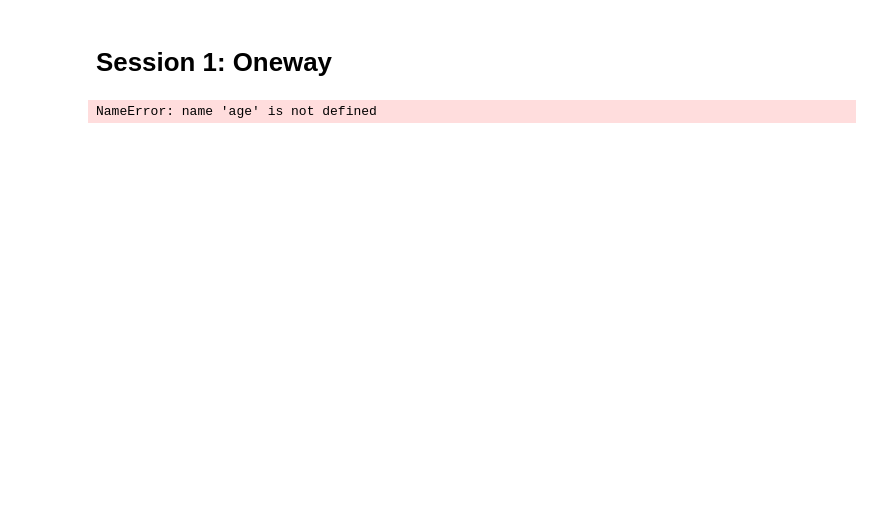
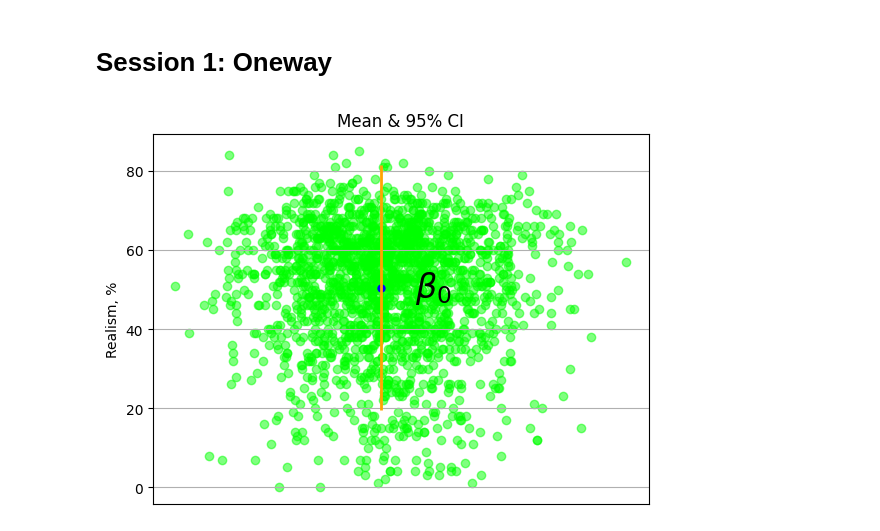
Before and after one commit to jhustata/libro, a Jupyter notebook: _build/jupyter_execute/chapter1.ipynb, the cells around one changed output. Drawn from its saved outputs; the diff is of its cells as text; code cells hidden in the pictures; blank space fills up the shorter version.

```diff
--- a/_build/jupyter_execute/chapter1.ipynb
+++ b/_build/jupyter_execute/chapter1.ipynb
@@ -15,38 +15,38 @@ file = io.StringIO(content)
 data = pd.read_csv(file, sep='\t')
 
 # Extract relevant columns
-bmi = data['age']
+age = data['age']
 x = [1] * len(age)
 
 # Calculate mean and standard deviation
 mean_age = age.mean()
 std_age = age.std()
 
 # Calculate upper and lower bounds for 95% confidence interval
 ub = mean_age + std_age * 1.96
 lb = mean_age - std_age * 1.96
 
 # Add jitter to x-axis values
 x_jitter = x + np.random.normal(0, 0.02, size=len(x))
 
 # Scatter plot of age with increased jitter
 plt.scatter(x_jitter, age, c='lime', alpha=0.5)
 
 # Mean point
 plt.scatter(1, mean_age, c='blue', s=25)
 
 # Confidence interval with thicker line
 plt.errorbar(1, mean_age, yerr=[[mean_age - lb], [ub - mean_age]], color='orange', linewidth=2)
 
 # Styling
 plt.ylabel('Realism, %')
 plt.title('Mean & 95% CI')
 plt.text(1.01, mean_age, r'$\beta_0$', va='center', fontsize=24)
 plt.xticks([])
 plt.grid(True)
 
 # Save the figure
 plt.savefig('age_m_95ci.png')
 plt.show()
 # %% [output]
-NameError: name 'age' is not defined
+[figure, added]
```
Also changed, not shown: 21 other files.
